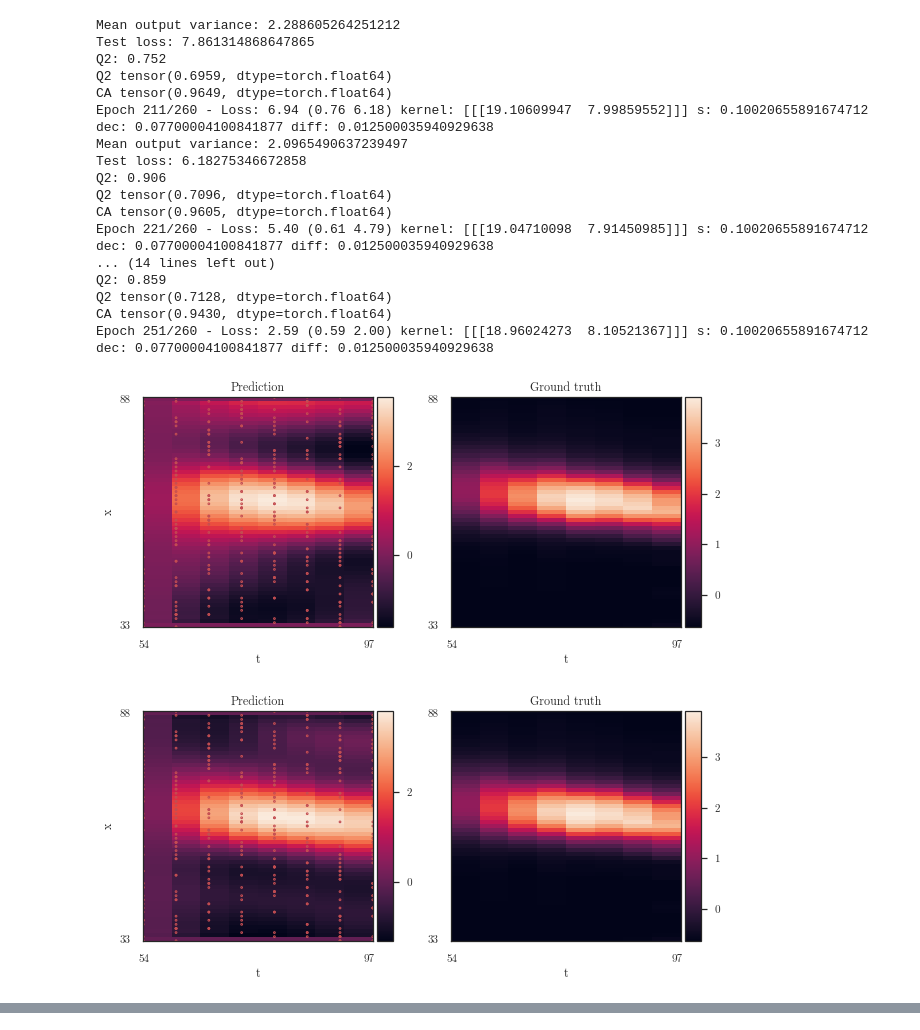
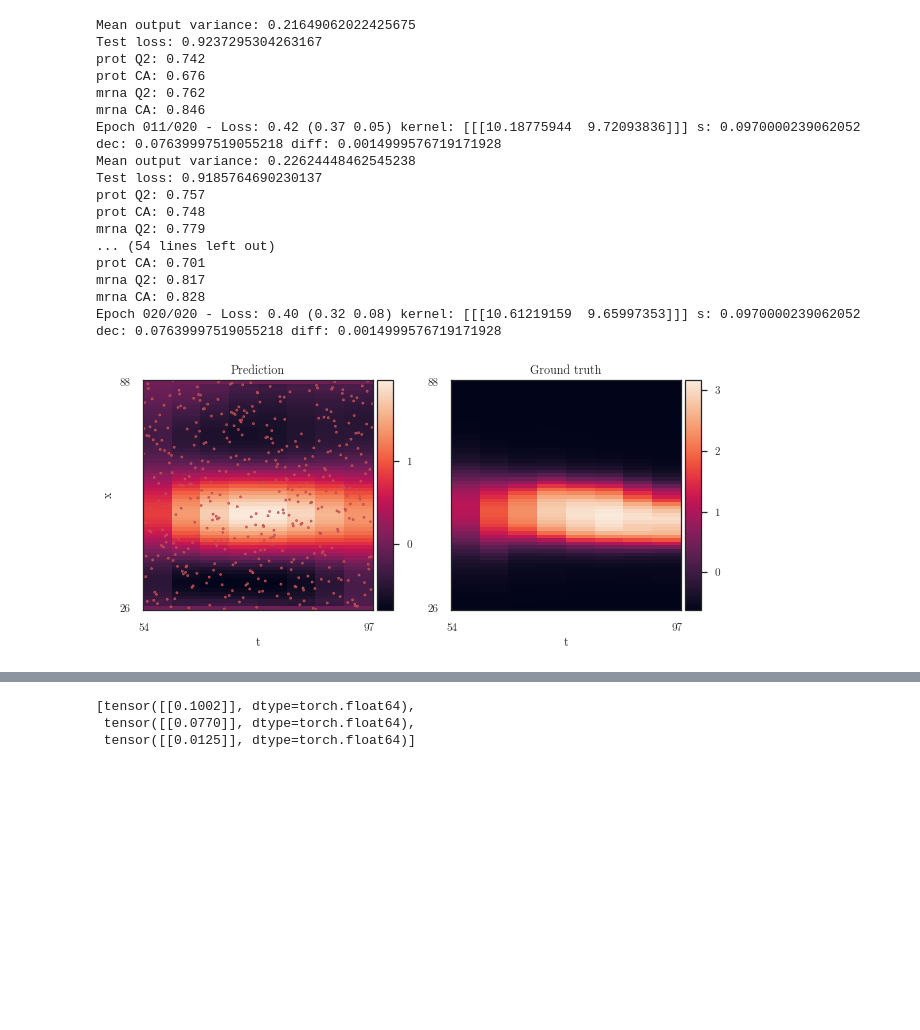
Before and after one commit to mossjacob/alfi, a Jupyter notebook: docs/notebooks/pde/pde_minimal.ipynb, the cells around one changed output, grey strips where cells are left out. Drawn from its saved outputs; the diff is of its cells as text; code cells hidden in the pictures; blank space fills up the shorter version.

Commit message:
fix partial

```diff
--- a/docs/notebooks/pde/pde_minimal.ipynb
+++ b/docs/notebooks/pde/pde_minimal.ipynb
@@ -27,15 +27,14 @@ kr_params = dict(sensitivity=0.0970,
                  diffusion=0.0015)
 params = dict(kr=kr_params, kni=kni_params, gt=gt_params)
 if drosophila:
-    gene = 'kni'
-    data = 'dros-kni'
+    gene = 'kr'
     dataset = DrosophilaSpatialTranscriptomics(
         gene=gene, data_dir='../../../data', scale=True)
     params = dict(lengthscale=10,
                   **params[gene],
                   parameter_grad=False,
                   warm_epochs=-1,
-                  natural=False,
+                  natural=True,
                   zero_mean=True,
                   clamp=True)
     disc = dataset.disc
@@ -163,7 +67,0 @@ pre_estimator = PartialPreEstimator(
-# %%
-import time
-t0 = time.time()
-lfm.pretrain(True)
-lfm.config.num_samples = 50
-times = pre_estimator.train(50, report_interval=5)
-lfm.config.num_samples = 5
@@ -216,0 +68,2 @@ mrna CA tensor(0.7039, dtype=torch.float64)
+# %%
+pretrain_partial(dataset, lfm, trainer, params)
@@ -267,25 +175,24 @@ print([softplus(param).item() for param in lfm.fenics_parameters])
 # %%
-lfm.config.num_samples = 10
+lfm.config.num_samples = 20
 trainer.plot_outputs = True
 lfm.pretrain(False)
-trainer.train(50, report_interval=10);
+trainer.train(10, report_interval=1);
 # %% [output]
-Mean output variance: 2.288605264251212
-Test loss: 7.861314868647865
-Q2: 0.752
-Q2 tensor(0.6959, dtype=torch.float64)
-CA tensor(0.9649, dtype=torch.float64)
-Epoch 211/260 - Loss: 6.94 (0.76 6.18) kernel: [[[19.10609947  7.99859552]]] s: 0.10020655891674712 dec: 0.07700004100841877 diff: 0.012500035940929638
-Mean output variance: 2.0965490637239497
-Test loss: 6.18275346672858
-Q2: 0.906
-Q2 tensor(0.7096, dtype=torch.float64)
-CA tensor(0.9605, dtype=torch.float64)
-Epoch 221/260 - Loss: 5.40 (0.61 4.79) kernel: [[[19.04710098  7.91450985]]] s: 0.10020655891674712 dec: 0.07700004100841877 diff: 0.012500035940929638
-... (14 lines left out)
-Q2: 0.859
-Q2 tensor(0.7128, dtype=torch.float64)
-CA tensor(0.9430, dtype=torch.float64)
-Epoch 251/260 - Loss: 2.59 (0.59 2.00) kernel: [[[18.96024273  8.10521367]]] s: 0.10020655891674712 dec: 0.07700004100841877 diff: 0.012500035940929638
+Mean output variance: 0.21649062022425675
+Test loss: 0.9237295304263167
+prot Q2: 0.742
+prot CA: 0.676
+mrna Q2: 0.762
+mrna CA: 0.846
+Epoch 011/020 - Loss: 0.42 (0.37 0.05) kernel: [[[10.18775944  9.72093836]]] s: 0.0970000239062052 dec: 0.07639997519055218 diff: 0.0014999576719171928
+Mean output variance: 0.22624448462545238
+Test loss: 0.9185764690230137
+prot Q2: 0.757
+prot CA: 0.748
+mrna Q2: 0.779
+... (54 lines left out)
+prot CA: 0.701
+mrna Q2: 0.817
+mrna CA: 0.828
+Epoch 020/020 - Loss: 0.40 (0.32 0.08) kernel: [[[10.61219159  9.65997353]]] s: 0.0970000239062052 dec: 0.07639997519055218 diff: 0.0014999576719171928
-[figure, old version]
+[figure, new version]
-[figure, removed]
@@ -300,6 +204,10 @@ Epoch 251/260 - Loss: 2.59 (0.59 2.00) kernel: [[[18.96024273  8.10521367]]] s:
     # plt.figure()
     # plt.plot(params)
 [softplus(param) for param in lfm.fenics_parameters]
+# %% [output]
+[tensor([[0.1002]], dtype=torch.float64),
+ tensor([[0.0770]], dtype=torch.float64),
+ tensor([[0.0125]], dtype=torch.float64)]
 # %%
 from lafomo.plot import tight_kwargs
 plot_partial(dataset, lfm, trainer, plotter, Path('./'), params)
```
Also changed, not shown: parts of 14 cells of this notebook, 8 other files.
